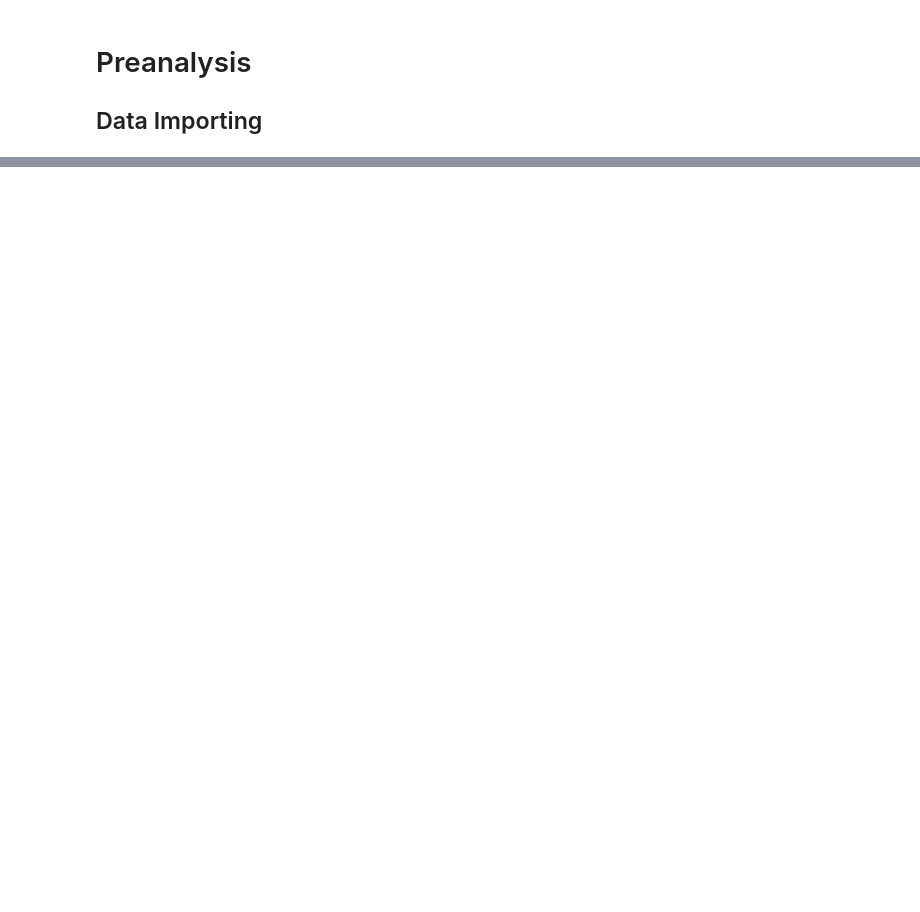
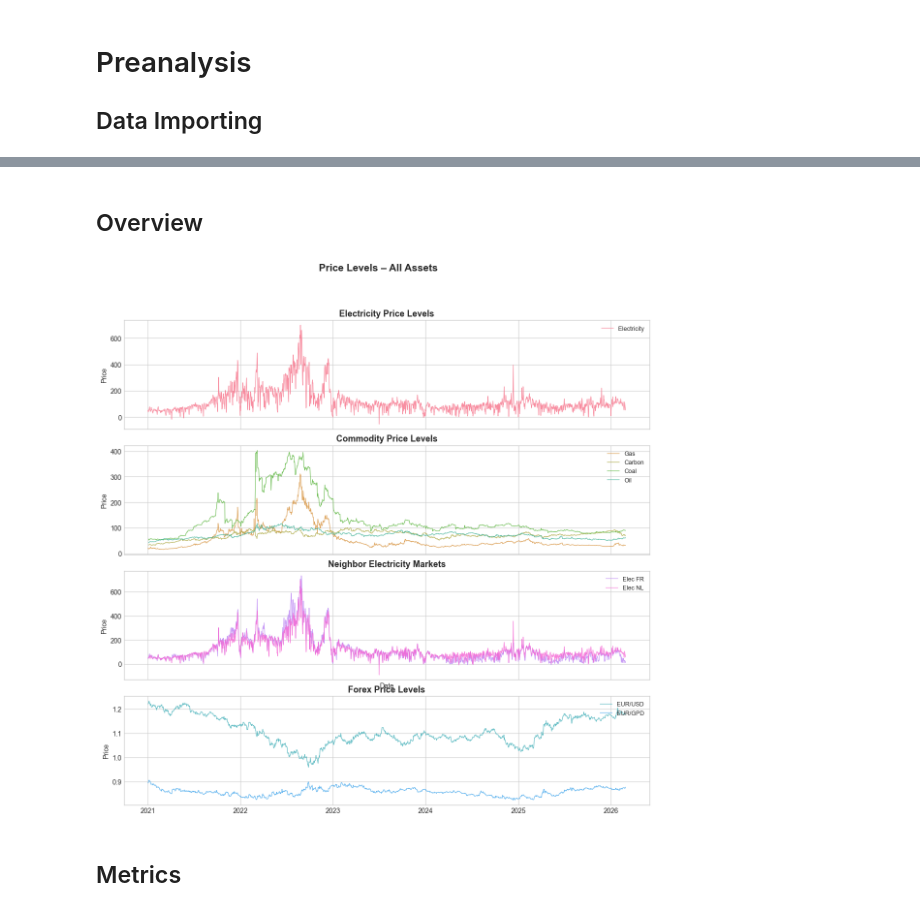
Before and after one commit to Luca-py/cross-asset-electricity-preanalysis, a Jupyter notebook: analysis.ipynb, the cells around one changed output, grey strips where cells are left out. Cells and saved outputs as stored; diff of their text form; code cells hidden in the pictures; blank space fills up the shorter version.

Commit message:
Added new assets & Granger test for overall and shock regimes

```diff
--- a/analysis.ipynb
+++ b/analysis.ipynb
@@ -101,10 +120,9 @@ def _forward_fill_missing_calendar_days(df, date_col="date", end_date=None):
     out.index.name = date_col
     return out.reset_index()
 # %%
-price_history_gas = _forward_fill_missing_calendar_days(price_history_gas, end_date=price_history_electricity['date'].max())
+price_history_gas_monthly1 = _forward_fill_missing_calendar_days(price_history_gas_monthly1, end_date=price_history_electricity['date'].max())
 price_history_carbon = _forward_fill_missing_calendar_days(price_history_carbon, end_date=price_history_electricity['date'].max())
 price_history_coal = _forward_fill_missing_calendar_days(price_history_coal, end_date=price_history_electricity['date'].max())
+price_history_oil = _forward_fill_missing_calendar_days(price_history_oil, end_date=price_history_electricity['date'].max())
 price_history_EURUSD = _forward_fill_missing_calendar_days(price_history_EURUSD, end_date=price_history_electricity['date'].max())
-price_history_EURRUB = _forward_fill_missing_calendar_days(price_history_EURRUB, end_date=price_history_electricity['date'].max())
-price_history_EURDKR = _forward_fill_missing_calendar_days(price_history_EURDKR, end_date=price_history_electricity['date'].max())
-price_history_EURNKR = _forward_fill_missing_calendar_days(price_history_EURNKR, end_date=price_history_electricity['date'].max())
+price_history_EURGPD = _forward_fill_missing_calendar_days(price_history_EURGPD, end_date=price_history_electricity['date'].max())
@@ -110,0 +140,70 @@ price_history_EURNKR = _forward_fill_missing_calendar_days(price_history_EURNKR,
+# %%
+price_history_electricity = _add_daily_returns(price_history_electricity)
+price_history_gas_monthly1 = _add_daily_returns(price_history_gas_monthly1)
+price_history_carbon = _add_daily_returns(price_history_carbon)
+price_history_coal = _add_daily_returns(price_history_coal)
+price_history_oil = _add_daily_returns(price_history_oil)
+price_history_elec_fr = _add_daily_returns(price_history_elec_fr)
+price_history_elec_nl = _add_daily_returns(price_history_elec_nl)
+price_history_EURUSD = _add_daily_returns(price_history_EURUSD)
+price_history_EURGPD = _add_daily_returns(price_history_EURGPD)
+# %% [markdown]
+## Overview
+# %%
+assets = {
+    "Electricity": price_history_electricity,
+    "Gas": price_history_gas_monthly1,
+    "Carbon": price_history_carbon,
+    "Coal": price_history_coal,
+    "Oil": price_history_oil,
+    "EUR/USD": price_history_EURUSD,
+    "EUR/GPD": price_history_EURGPD,
+    "Elec FR": price_history_elec_fr,
+    "Elec NL": price_history_elec_nl,
+}
+
+price_levels = {}
+for name, df in assets.items():
+    price_levels[name] = df.sort_values("date").set_index("date")["price"]
+
+price_df = pd.DataFrame(price_levels)
+
+commodity_names  = ["Gas", "Carbon", "Coal", "Oil"]
+neighbor_names   = ["Elec FR", "Elec NL"]
+forex_names      = ["EUR/USD", "EUR/GPD"]
+
+palette = sns.color_palette("husl", len(assets))
+color_map = dict(zip(assets.keys(), palette))
+
+fig, axes = plt.subplots(4, 1, figsize=(14, 13), sharex=True,
+                         gridspec_kw={"hspace": 0.15})
+
+axes[0].plot(price_df.index, price_df["Electricity"],
+                 label="Electricity", color=color_map["Electricity"], alpha=0.8, linewidth=0.9)
+
+for name in commodity_names:
+    axes[1].plot(price_df.index, price_df[name],
+                 label=name, color=color_map[name], alpha=0.8, linewidth=0.9)
+
+for name in neighbor_names:
+    axes[2].plot(price_df.index, price_df[name],
+                 label=name, color=color_map[name], alpha=0.8, linewidth=0.9)
+
+for name in forex_names:
+    axes[3].plot(price_df.index, price_df[name],
+                 label=name, color=color_map[name], alpha=0.8, linewidth=0.9)
+
+for ax, title in zip(axes, ["Electricity Price Levels", "Commodity Price Levels", "Neighbor Electricity Markets",
+                             "Forex Price Levels"]):
+    ax.set_ylabel("Price")
+    ax.set_title(title, fontsize=13, fontweight="bold")
+    ax.legend(loc="upper right", framealpha=0.9, fontsize=9)
+
+axes[2].set_xlabel("Date")
+fig.suptitle("Price Levels – All Assets", fontsize=15, fontweight="bold", y=0.97)
+plt.tight_layout()
+plt.show()
+# %% [output]
+[figure, added]
+# %% [markdown]
+## Metrics
```
Also changed, not shown: parts of 25 cells of this notebook, 1 other file.
